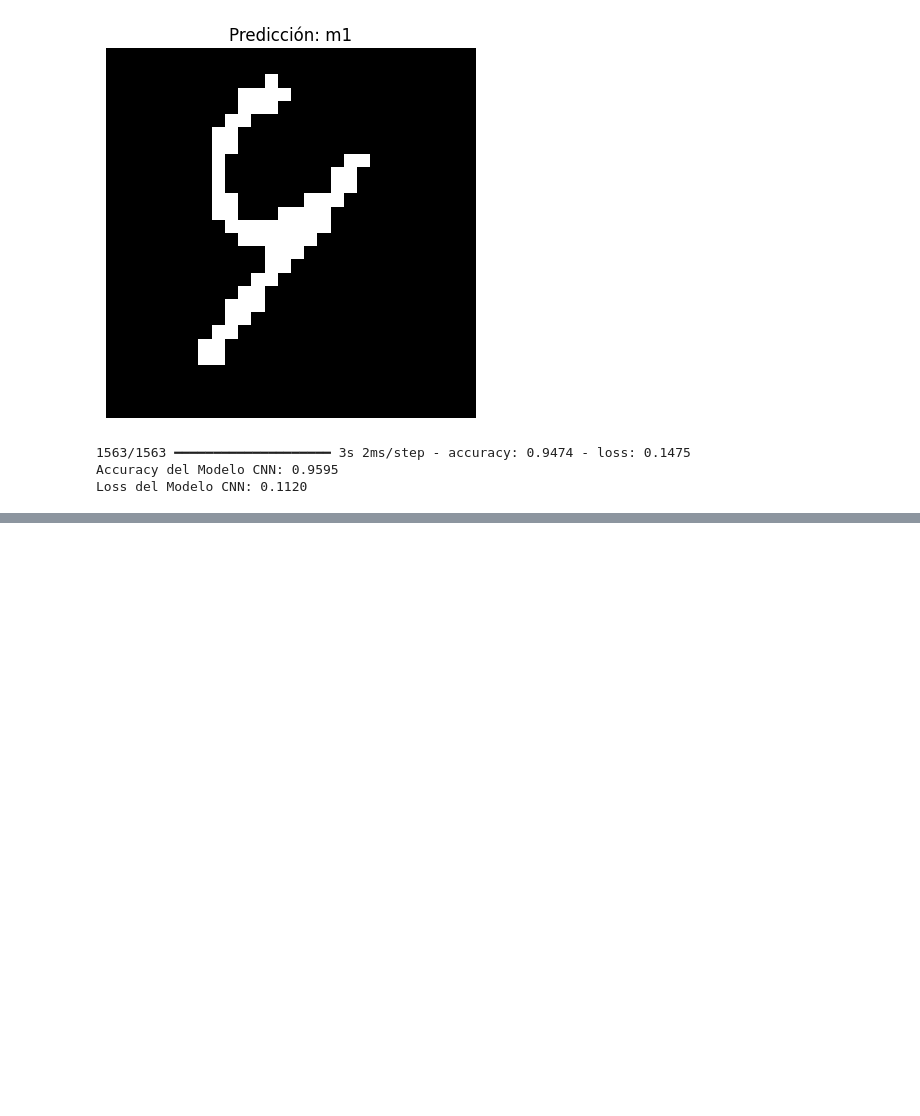
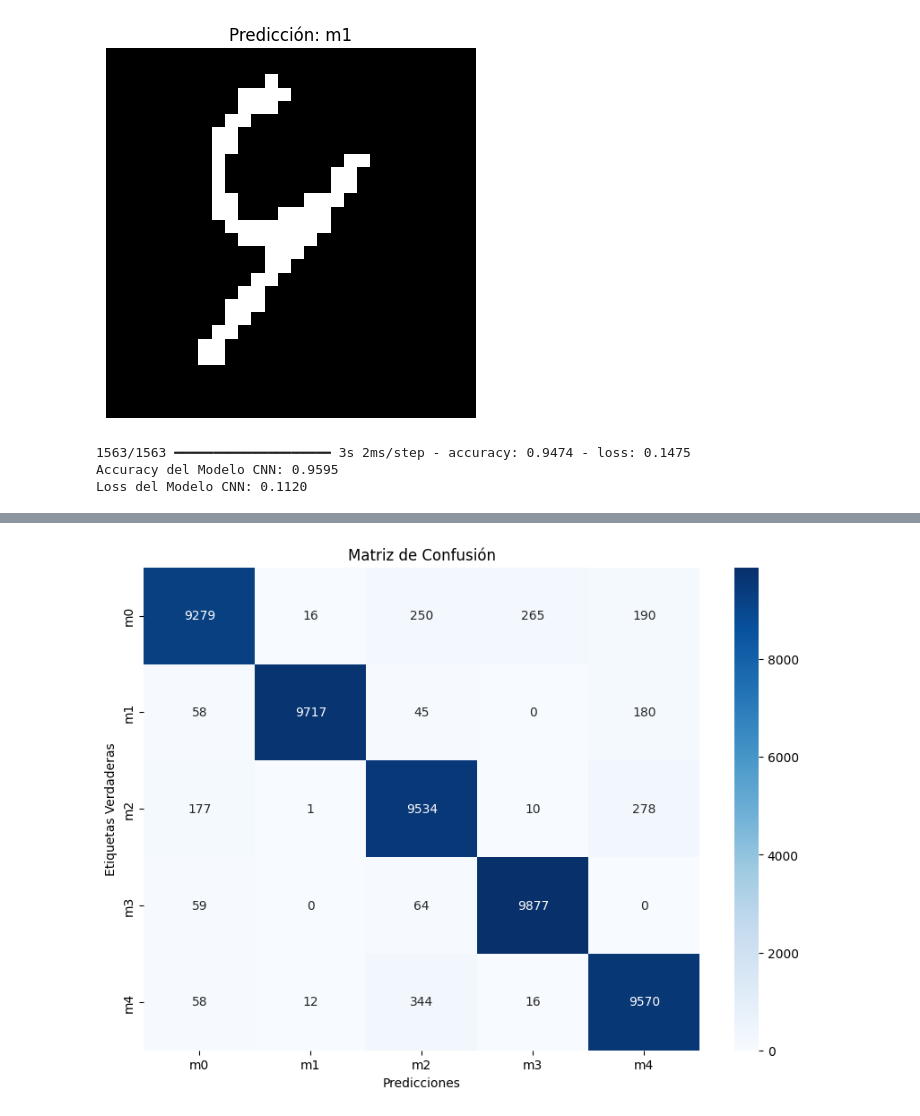
Before and after one commit to MarioGuerra21008/Lab4DataScience, a Jupyter notebook: Lab4.ipynb, the cells around one changed output, grey strips where cells are left out. Drawn from its saved outputs; the diff is of its cells as text; code cells hidden in the pictures; blank space fills up the shorter version.

Commit message:
confusion matrix

```diff
--- a/Lab4.ipynb
+++ b/Lab4.ipynb
@@ -414,3 +414,22 @@ print(f'Loss del Modelo CNN: {test_loss:.4f}')
 1563/1563 ━━━━━━━━━━━━━━━━━━━━ 3s 2ms/step - accuracy: 0.9474 - loss: 0.1475
 Accuracy del Modelo CNN: 0.9595
 Loss del Modelo CNN: 0.1120
+# %%
+from sklearn.metrics import confusion_matrix
+import seaborn as sns
+
+# Obtener predicciones del conjunto de prueba
+test_predictions = advanced_cnn.predict(test_images)
+test_predictions_classes = np.argmax(test_predictions, axis=1)
+
+# Convertir las etiquetas verdaderas y predicciones en vectores planos
+y_true = np.argmax(test_labels_one_hot, axis=1)
+cm = confusion_matrix(y_true, test_predictions_classes)
+
+plt.figure(figsize=(10, 7))
+sns.heatmap(cm, annot=True, fmt='d', cmap='Blues', xticklabels=label_encoder.classes_, yticklabels=label_encoder.classes_)
+plt.xlabel('Predicciones')
+plt.ylabel('Etiquetas Verdaderas')
+plt.title('Matriz de Confusión')
+plt.show()
+# %% [output]
@@ -416,0 +437 @@ Loss del Modelo CNN: 0.1120
+[figure, added]
```
Also changed, not shown: parts of 1 cell of this notebook.
